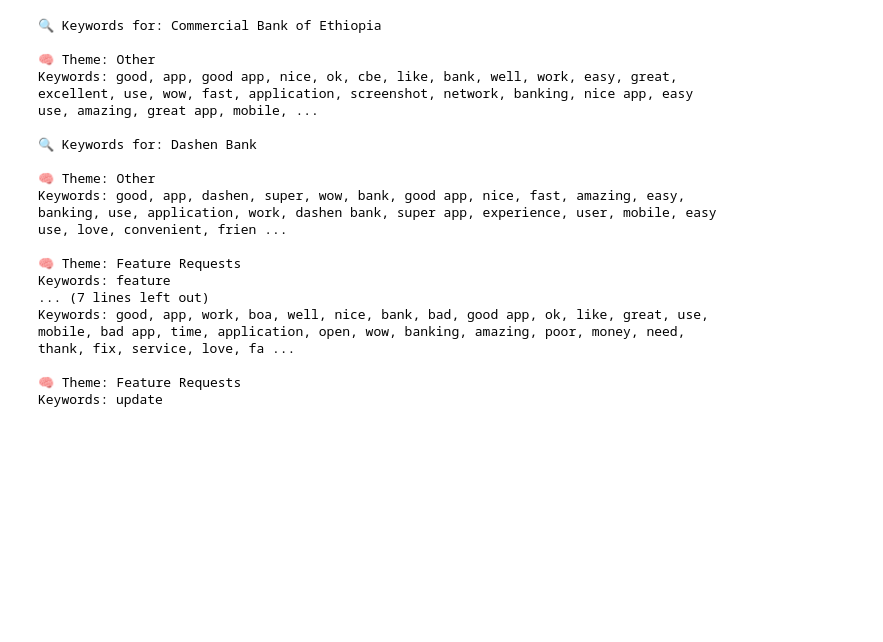
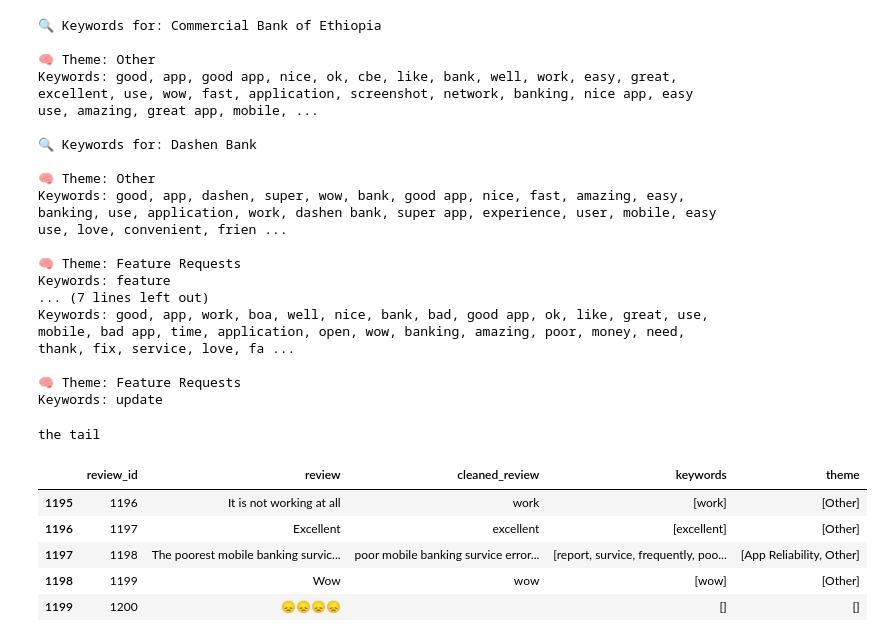
Before and after one commit to sossyh/Customer-Experience-Analytics-for-Fintech-Apps, a Jupyter notebook: notebooks/sentiment_analysis.ipynb, the cells around one changed output. Saved outputs shown, nothing was run; the diff lists cells and outputs as text; code cells hidden in the pictures; blank space fills up the shorter version.

Commit message:
cleaned review

```diff
--- a/notebooks/sentiment_analysis.ipynb
+++ b/notebooks/sentiment_analysis.ipynb
@@ -145,3 +145,33 @@ Keywords: good, app, work, boa, well, nice, bank, bad, good app, ok, like, great
 
 🧠 Theme: Feature Requests
 Keywords: update
+# %%
+# 📚 Import modules
+import pandas as pd
+from src.review_pipeline import run_pipeline
+
+# 📥 Load data
+df = pd.read_csv("../data/all_banks_reviews_with_sentiment.csv")
+
+# Optionally add review_id if not present
+if 'review_id' not in df.columns:
+    df["review_id"] = df.index + 1
+
+# ⚙️ Run full keyword extraction & theming pipeline
+result_df = run_pipeline(df, review_col="review", id_col="review_id")
+
+# 💾 Save to CSV
+result_df.to_csv("../data/reviews_with_keywords_themes.csv", index=False)
+
+# ✅ Display preview
+result_df.head()
+print("the tail")
+result_df.tail()
+# %% [output]
+the tail
+|  | review_id | review | cleaned_review | keywords | theme |
+| 1195 | 1196 | It is not working at all | work | [work] | [Other] |
+| 1196 | 1197 | Excellent | excellent | [excellent] | [Other] |
+| 1197 | 1198 | The poorest mobile banking survic... | poor mobile banking survice error... | [report, survice, frequently, poo... | [App Reliability, Other] |
+| 1198 | 1199 | Wow | wow | [wow] | [Other] |
+| 1199 | 1200 | 😞😞😞😞 |  | [] | [] |
```
Also changed, not shown: 2 other files.
